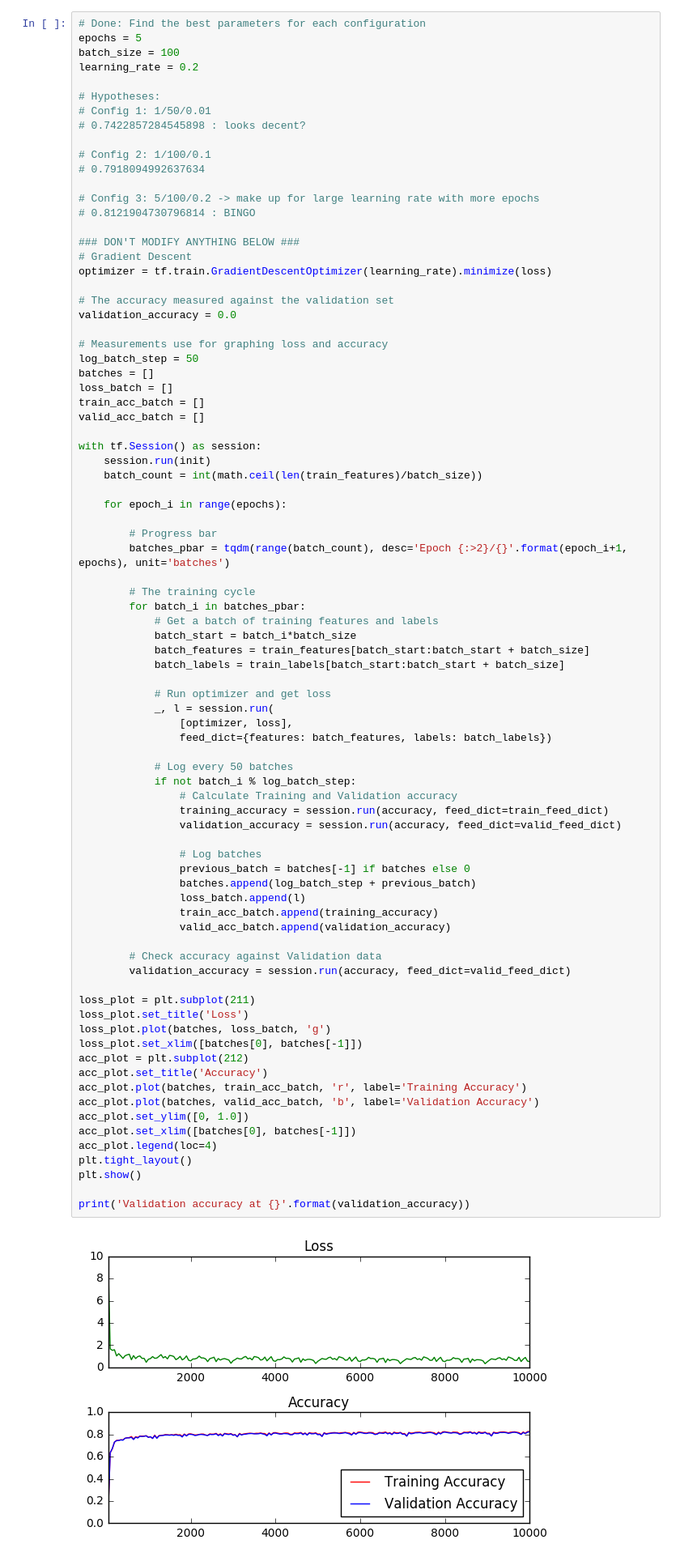
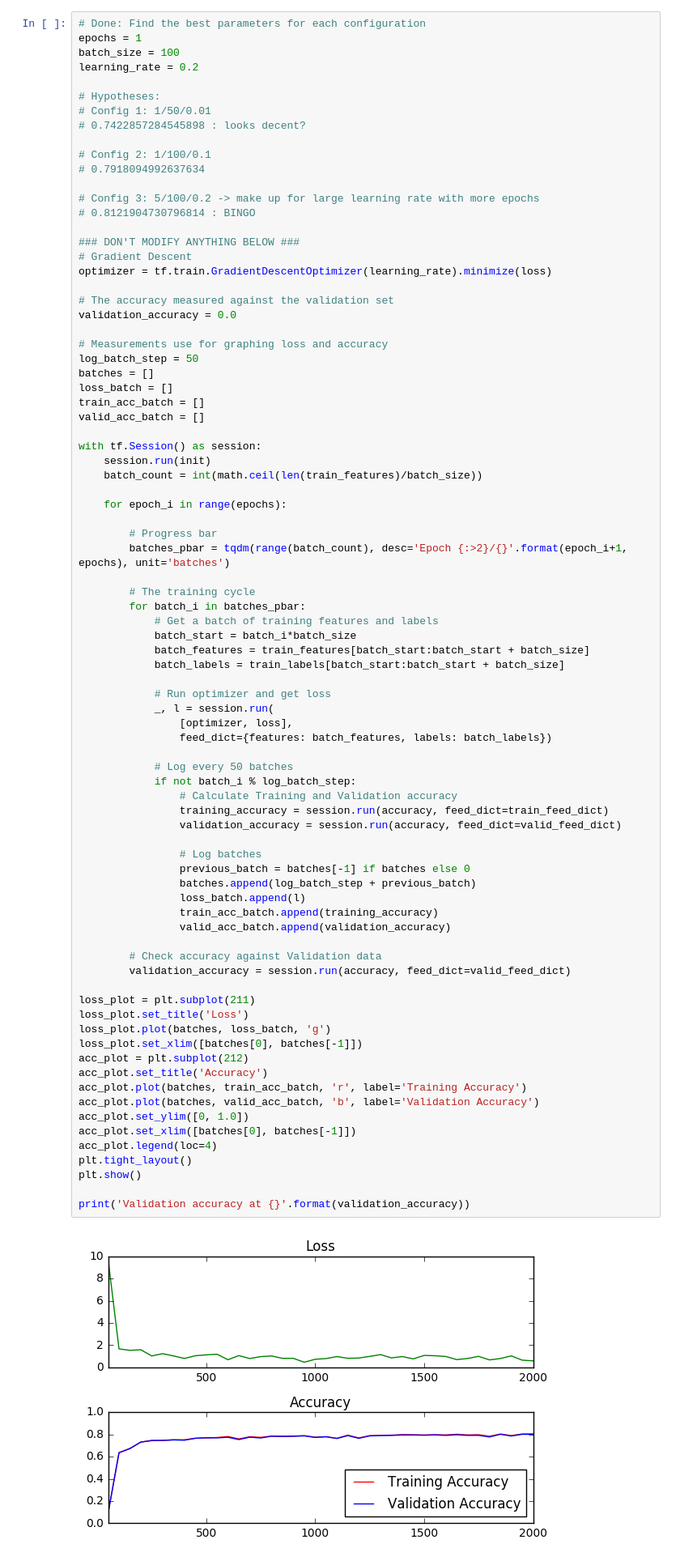
Before and after one commit to gazzola/CarND, a Jupyter notebook: L2_notMNIST/lab_nmnist.ipynb, the cells around one changed output. Shown: that part at 81% size. Cells and saved outputs as stored; diff of their text form.

```diff
--- a/L2_notMNIST/lab_nmnist.ipynb
+++ b/L2_notMNIST/lab_nmnist.ipynb
@@ -358,7 +358,7 @@ The code will print out a Loss and Accuracy graph, so you can see how well the n
 *If you're having trouble solving problem 3, you can view the solution [here](https://github.com/udacity/CarND-TensorFlow-L2/blob/master/solutions.ipynb).*
 # %%
 # Done: Find the best parameters for each configuration
-epochs = 5
+epochs = 1
 batch_size = 100
 learning_rate = 0.2
 
@@ -412,31 +412,31 @@ with tf.Session() as session:
                 # Calculate Training and Validation accuracy
                 training_accuracy = session.run(accuracy, feed_dict=train_feed_dict)
                 validation_accuracy = session.run(accuracy, feed_dict=valid_feed_dict)
 
                 # Log batches
                 previous_batch = batches[-1] if batches else 0
                 batches.append(log_batch_step + previous_batch)
                 loss_batch.append(l)
                 train_acc_batch.append(training_accuracy)
                 valid_acc_batch.append(validation_accuracy)
 
         # Check accuracy against Validation data
         validation_accuracy = session.run(accuracy, feed_dict=valid_feed_dict)
 
 loss_plot = plt.subplot(211)
 loss_plot.set_title('Loss')
 loss_plot.plot(batches, loss_batch, 'g')
 loss_plot.set_xlim([batches[0], batches[-1]])
 acc_plot = plt.subplot(212)
 acc_plot.set_title('Accuracy')
 acc_plot.plot(batches, train_acc_batch, 'r', label='Training Accuracy')
 acc_plot.plot(batches, valid_acc_batch, 'b', label='Validation Accuracy')
 acc_plot.set_ylim([0, 1.0])
 acc_plot.set_xlim([batches[0], batches[-1]])
 acc_plot.legend(loc=4)
 plt.tight_layout()
 plt.show()
 
 print('Validation accuracy at {}'.format(validation_accuracy))
 # %% [output]
-[figure, old version]
+[figure, new version]
```
Also changed, not shown: parts of 1 cell of this notebook, 3 other files.
